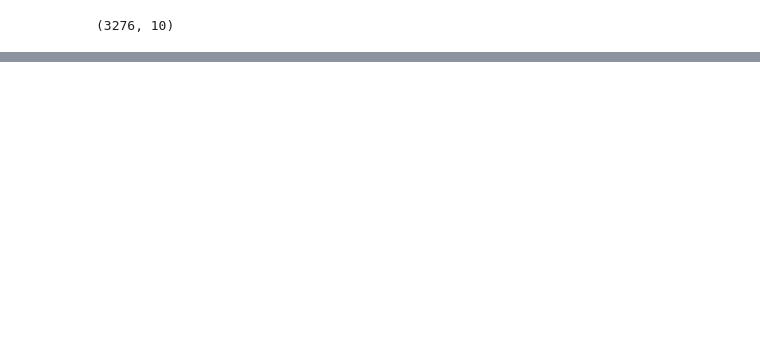
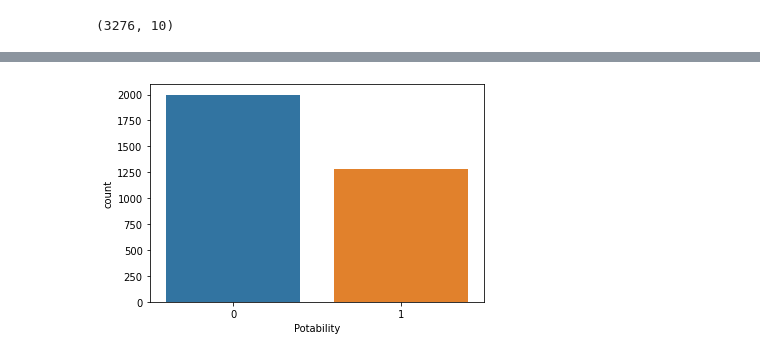
Before and after one commit to AndreyMo1seev/ML_course, a Jupyter notebook: Classification.ipynb, the cells around one changed output, grey strips where cells are left out. Drawn from its saved outputs; the diff is of its cells as text; code cells hidden in the pictures; blank space fills up the shorter version.

```diff
--- a/Classification.ipynb
+++ b/Classification.ipynb
@@ -97,0 +126,5 @@ pass
+# %%
+sns.countplot(x = 'Potability', data = data_raw)
+pass
+# %% [output]
+[figure, added]
```
Also changed, not shown: parts of 42 cells of this notebook.
